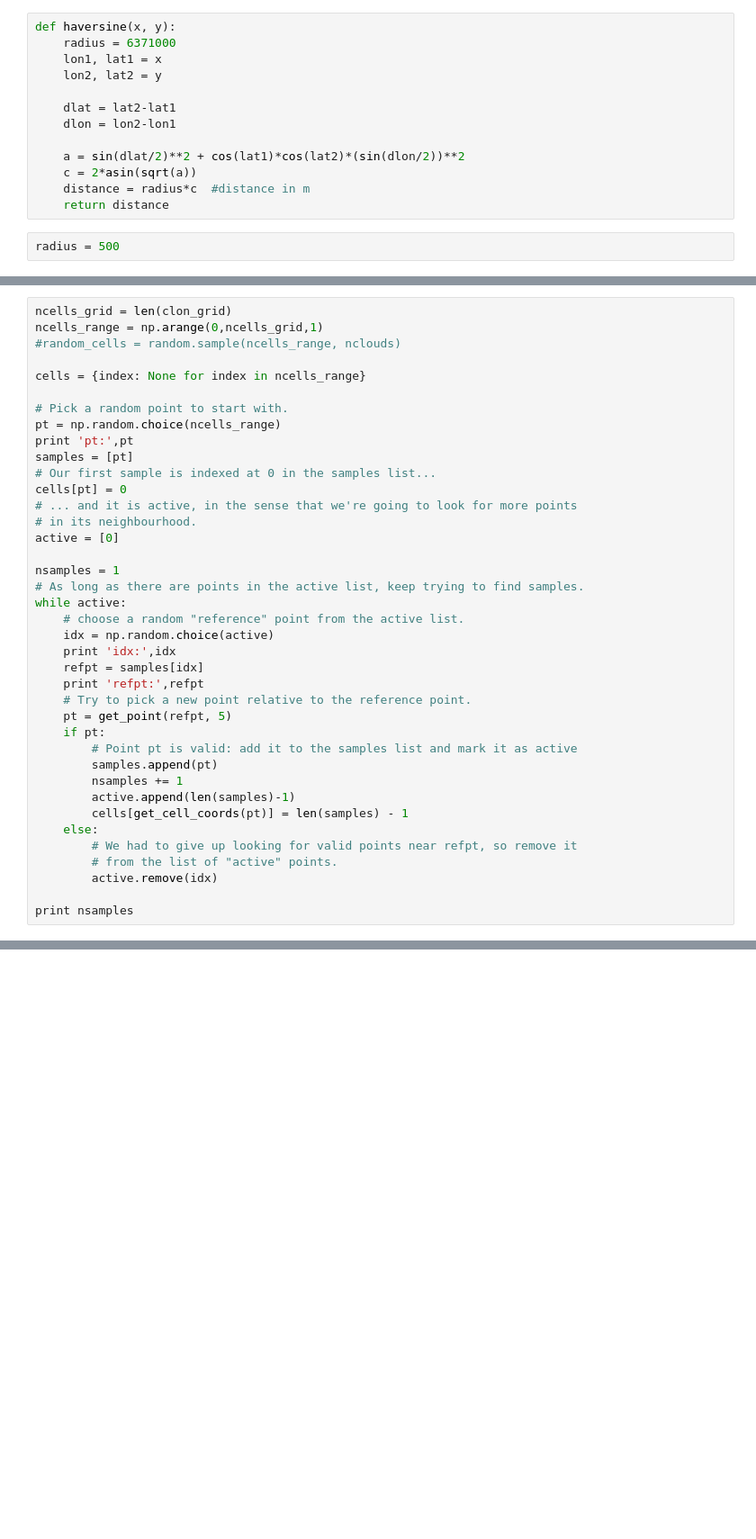
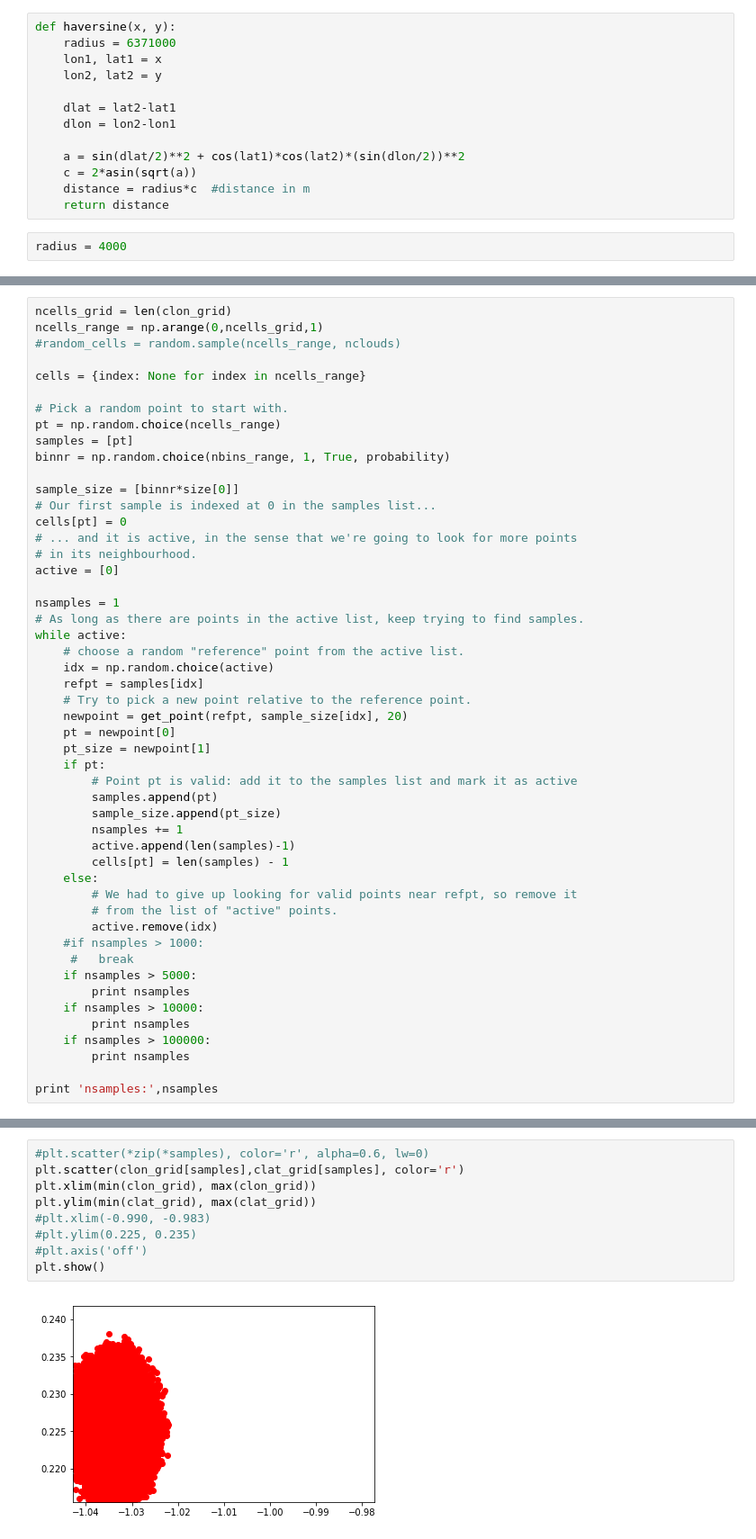
Before and after one commit to thirzavanlaar/nns_python, a Jupyter notebook: poisson/Poisson_notebook.ipynb, the cells around one changed output, grey strips where cells are left out. Shown at 90% size. Cells and saved outputs as stored; diff of their text form; blank space fills up the shorter version.

```diff
--- a/poisson/Poisson_notebook.ipynb
+++ b/poisson/Poisson_notebook.ipynb
@@ -24,7 +63,7 @@ def haversine(x, y):
     distance = radius*c  #distance in m
     return distance
 # %%
-radius = 500
+radius = 4000
 # %%
 def get_neighbours(ref_cell, radius):
     """ Returns the indeces of the cells that are within radius form the reference cell
@@ -133,8 +183,10 @@ cells = {index: None for index in ncells_range}
 
 # Pick a random point to start with.
 pt = np.random.choice(ncells_range)
-print 'pt:',pt
 samples = [pt]
+binnr = np.random.choice(nbins_range, 1, True, probability)
+
+sample_size = [binnr*size[0]]
 # Our first sample is indexed at 0 in the samples list...
 cells[pt] = 0
 # ... and it is active, in the sense that we're going to look for more points
@@ -146,21 +198,30 @@ nsamples = 1
 while active:
     # choose a random "reference" point from the active list.
     idx = np.random.choice(active)
-    print 'idx:',idx
     refpt = samples[idx]
-    print 'refpt:',refpt
     # Try to pick a new point relative to the reference point.
-    pt = get_point(refpt, 5)
+    newpoint = get_point(refpt, sample_size[idx], 20)
+    pt = newpoint[0]
+    pt_size = newpoint[1]
     if pt:
         # Point pt is valid: add it to the samples list and mark it as active
         samples.append(pt)
+        sample_size.append(pt_size)
         nsamples += 1
         active.append(len(samples)-1)
-        cells[get_cell_coords(pt)] = len(samples) - 1
+        cells[pt] = len(samples) - 1
     else:
         # We had to give up looking for valid points near refpt, so remove it
         # from the list of "active" points.
         active.remove(idx)
+    #if nsamples > 1000:
+     #   break
+    if nsamples > 5000:
+        print nsamples
+    if nsamples > 10000:
+        print nsamples
+    if nsamples > 100000:
+        print nsamples
 
-print nsamples
+print 'nsamples:',nsamples
 # %% [output]
@@ -175,0 +246,11 @@ in get_point, pt: 2552628
+# %%
+#plt.scatter(*zip(*samples), color='r', alpha=0.6, lw=0)
+plt.scatter(clon_grid[samples],clat_grid[samples], color='r')
+plt.xlim(min(clon_grid), max(clon_grid))
+plt.ylim(min(clat_grid), max(clat_grid))
+#plt.xlim(-0.990, -0.983)
+#plt.ylim(0.225, 0.235)
+#plt.axis('off')
+plt.show()
+# %% [output]
+[figure, added]
```
Also changed, not shown: parts of 7 cells of this notebook, 13 other files.
